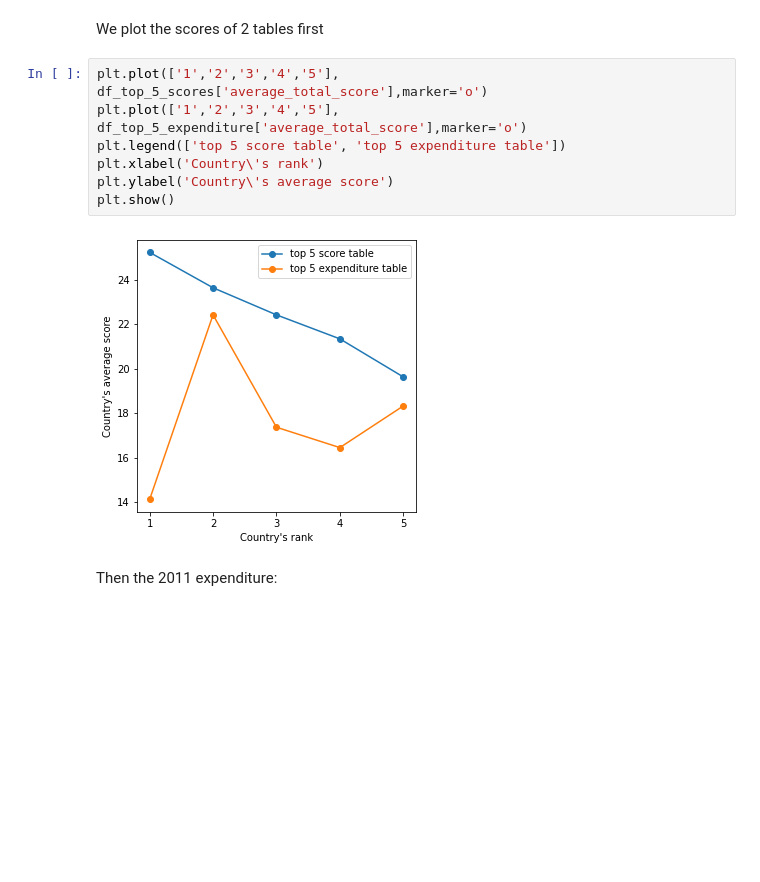
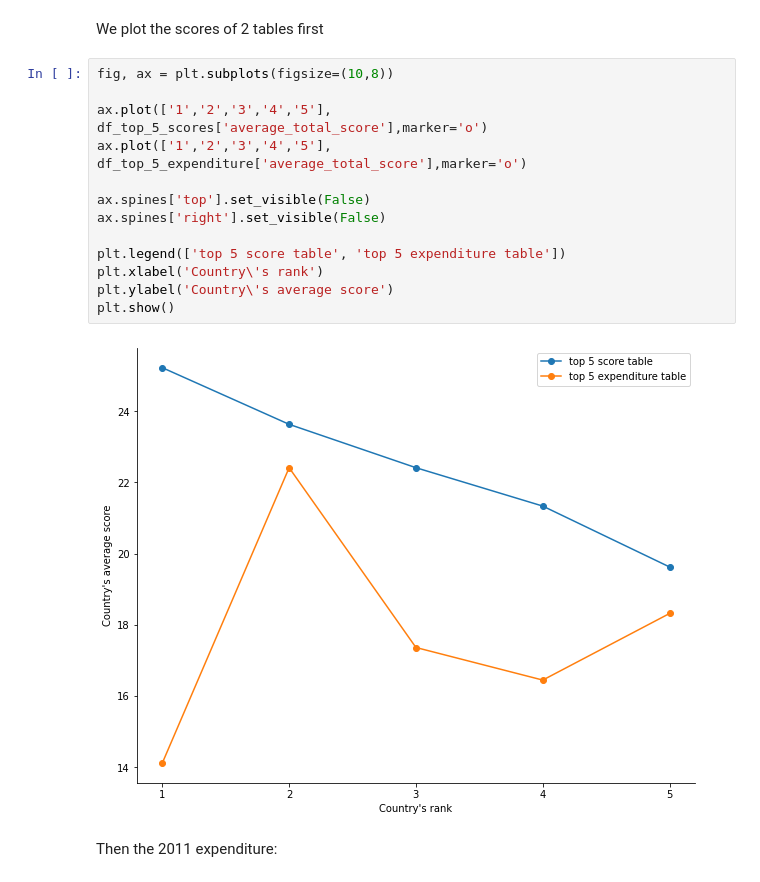
Before and after one commit to itskoi/P4DS-FinalProject, a Jupyter notebook: 17_19127037_19127303/EDA.ipynb, the cells around one changed output. Saved outputs shown, nothing was run; the diff lists cells and outputs as text; blank space fills up the shorter version.

Commit message:
[Jan 14, 2022] Update figures
- Remove the top border and the right border.
- Change the figure's size.

```diff
--- a/17_19127037_19127303/EDA.ipynb
+++ b/17_19127037_19127303/EDA.ipynb
@@ -2358,14 +2361,20 @@ df_top_5_expenditure
 # %% [markdown]
 We plot the scores of 2 tables first
 # %%
-plt.plot(['1','2','3','4','5'], df_top_5_scores['average_total_score'],marker='o')
-plt.plot(['1','2','3','4','5'], df_top_5_expenditure['average_total_score'],marker='o')
+fig, ax = plt.subplots(figsize=(10,8))
+
+ax.plot(['1','2','3','4','5'], df_top_5_scores['average_total_score'],marker='o')
+ax.plot(['1','2','3','4','5'], df_top_5_expenditure['average_total_score'],marker='o')
+
+ax.spines['top'].set_visible(False)
+ax.spines['right'].set_visible(False)
+
 plt.legend(['top 5 score table', 'top 5 expenditure table'])
 plt.xlabel('Country\'s rank')
 plt.ylabel('Country\'s average score')
 plt.show()
 # %% [output]
-[figure, old version]
+[figure, new version]
 # %% [markdown]
 Then the 2011 expenditure:
 # %%
```
Also changed, not shown: parts of 8 cells of this notebook.
